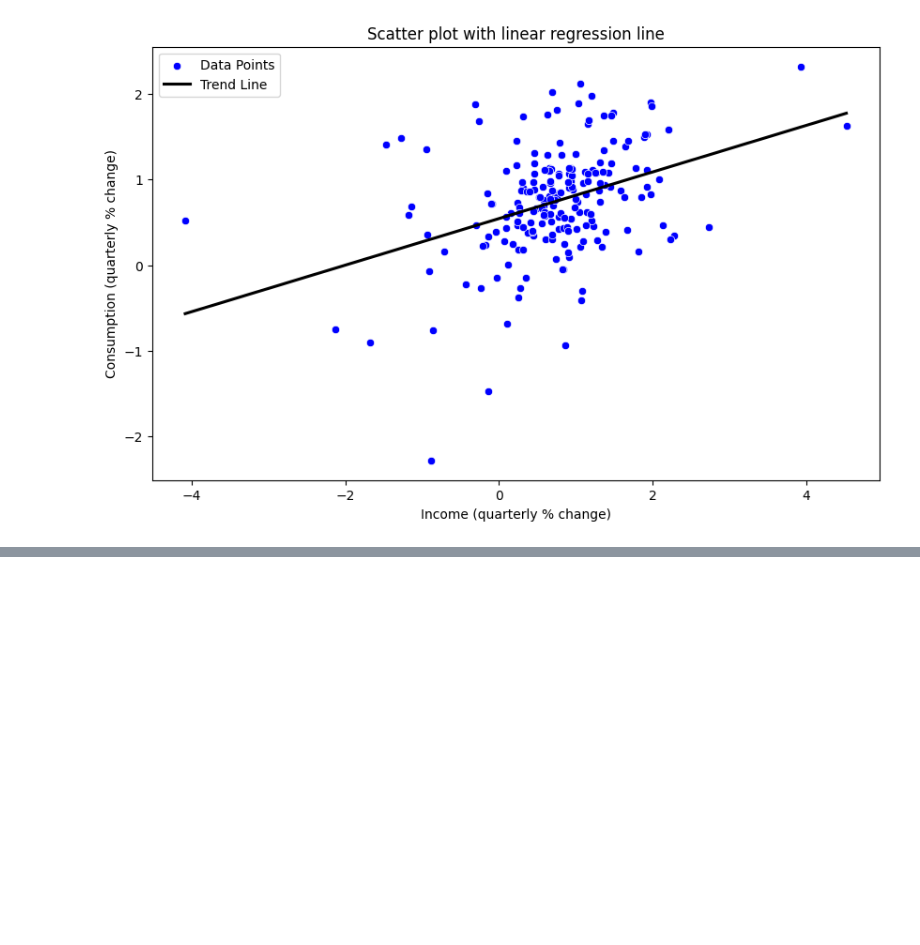
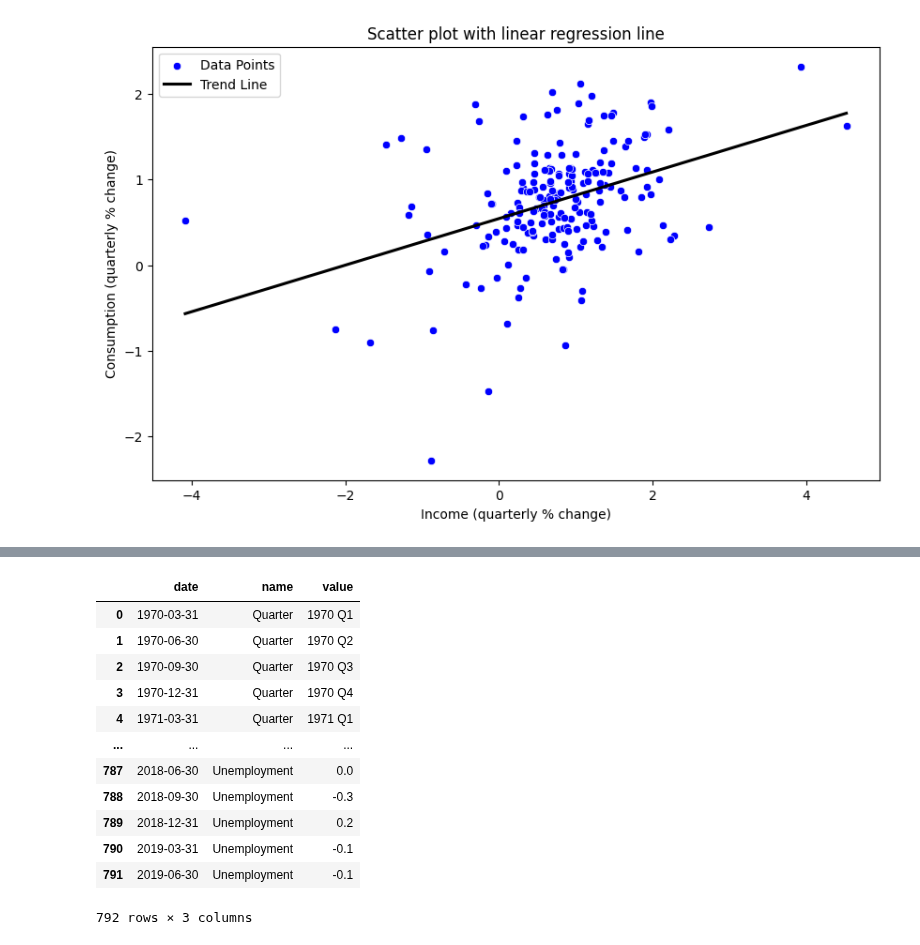
Before and after one commit to DavidGuzzi/TSA, a Jupyter notebook: Forecasting Principles and Practice 3rd/2/7.ipynb, the cells around one changed output, grey strips where cells are left out. Saved outputs shown, nothing was run; the diff lists cells and outputs as text; code cells hidden in the pictures; blank space fills up the shorter version.

```diff
--- a/Forecasting Principles and Practice 3rd/2/7.ipynb
+++ b/Forecasting Principles and Practice 3rd/2/7.ipynb
@@ -117,0 +146,16 @@ Notes:
+# %%
+df_long
+# %% [output]
+|  | date | name | value |
+| 0 | 1970-03-31 | Quarter | 1970 Q1 |
+| 1 | 1970-06-30 | Quarter | 1970 Q2 |
+| 2 | 1970-09-30 | Quarter | 1970 Q3 |
+| 3 | 1970-12-31 | Quarter | 1970 Q4 |
+| 4 | 1971-03-31 | Quarter | 1971 Q1 |
+| ... | ... | ... | ... |
+| 787 | 2018-06-30 | Unemployment | 0.0 |
+| 788 | 2018-09-30 | Unemployment | -0.3 |
+| 789 | 2018-12-31 | Unemployment | 0.2 |
+| 790 | 2019-03-31 | Unemployment | -0.1 |
+| 791 | 2019-06-30 | Unemployment | -0.1 |
+792 rows × 3 columns
```
Also changed, not shown: parts of 2 cells of this notebook.
